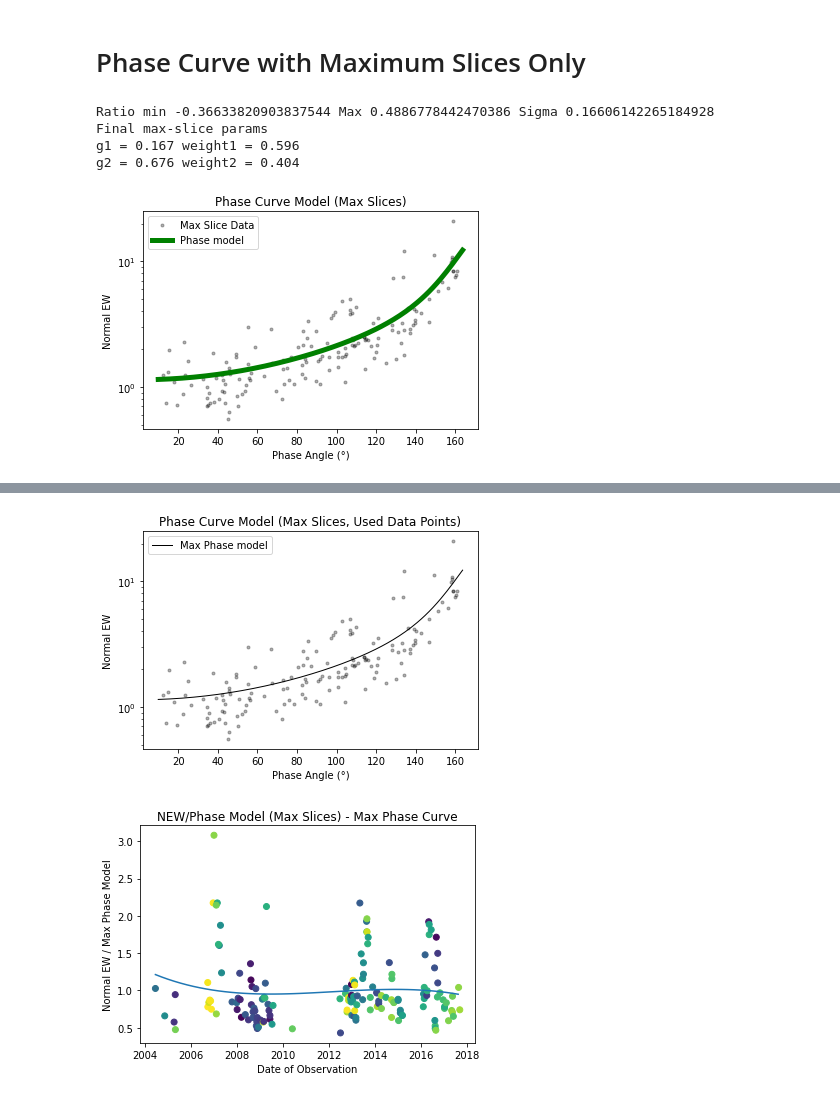
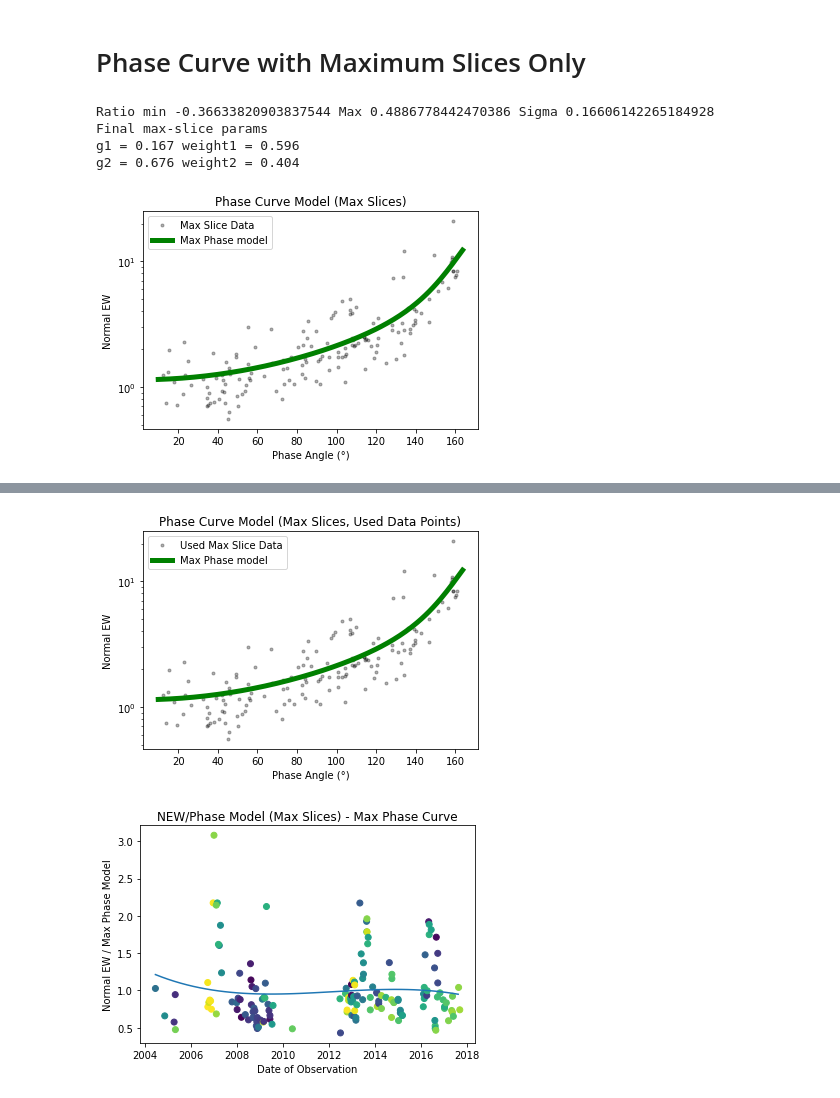
Before and after one commit to rfrenchseti/f-ring, a Jupyter notebook: notebooks/analyze_phase_curve_hg.ipynb, the cells around one changed output, grey strips where cells are left out. Saved outputs shown, nothing was run; the diff lists cells and outputs as text; code cells hidden in the pictures.

```diff
--- a/notebooks/analyze_phase_curve_hg.ipynb
+++ b/notebooks/analyze_phase_curve_hg.ipynb
@@ -305,7 +288,7 @@ plt.plot(maxdata['Mean Phase'], maxdata['Normal EW'], '.', color='black', alpha=
 # Plot the phase model sampled at 1-degree intervals
 xrange = np.arange(obsdata['Mean Phase'].min(), obsdata['Mean Phase'].max()+1)
 max_slice_phase_model = hg_func(max_slice_params, np.radians(xrange))
-plt.plot(xrange, max_slice_phase_model, '-', color='green', lw=5, label='Phase model')
+plt.plot(xrange, max_slice_phase_model, '-', color='green', lw=5, label='Max Phase model')
 plt.yscale('log')
 plt.legend()
 plt.xlabel('Phase Angle (°)')
@@ -316,17 +299,18 @@ Ratio min -0.36633820903837544 Max 0.4886778442470386 Sigma 0.16606142265184928
 Final max-slice params
 g1 = 0.167 weight1 = 0.596
 g2 = 0.676 weight2 = 0.404
-[figure, old version]
+[figure, new version]
 # %%
-plt.plot(max_slice_used_data['Mean Phase'], max_slice_used_data['Normal EW'], '.', color='black', alpha=0.3)
+plt.plot(max_slice_used_data['Mean Phase'], max_slice_used_data['Normal EW'],
+         '.', color='black', alpha=0.3, label='Used Max Slice Data')
 # plt.plot(xrange, all_slice_phase_model, '-', color='green', lw=5, label='Full Phase model')
-plt.plot(xrange, max_slice_phase_model, '-', color='black', lw=1, label='Max Phase model')
+plt.plot(xrange, max_slice_phase_model, '-', color='green', lw=5, label='Max Phase model')
 plt.yscale('log')
 plt.legend()
 plt.xlabel('Phase Angle (°)')
 plt.ylabel('Normal EW')
 _=plt.title('Phase Curve Model (Max Slices, Used Data Points)')
-print('** Statistics - ratio of full phase curve / min phase curve')
+print('** Statistics - ratio of full phase curve / max phase curve')
 ratio = all_slice_phase_model / max_slice_phase_model
 print('Ratio min:', ratio.min())
 print('Ratio max:', ratio.max())
@@ -341,4 +325,4 @@ Ratio median: 0.4083883852703031
-[figure, old version]
+[figure, new version]
 # %%
 maxdata['Phase Curve Ratio'] = maxdata['Normal EW'] / maxdata['Phase Model']
 timecoeff = np.polyfit(maxdata['Date_secs'], maxdata['Phase Curve Ratio'], 3)
```
Also changed, not shown: parts of 9 cells of this notebook, 10 other files.
